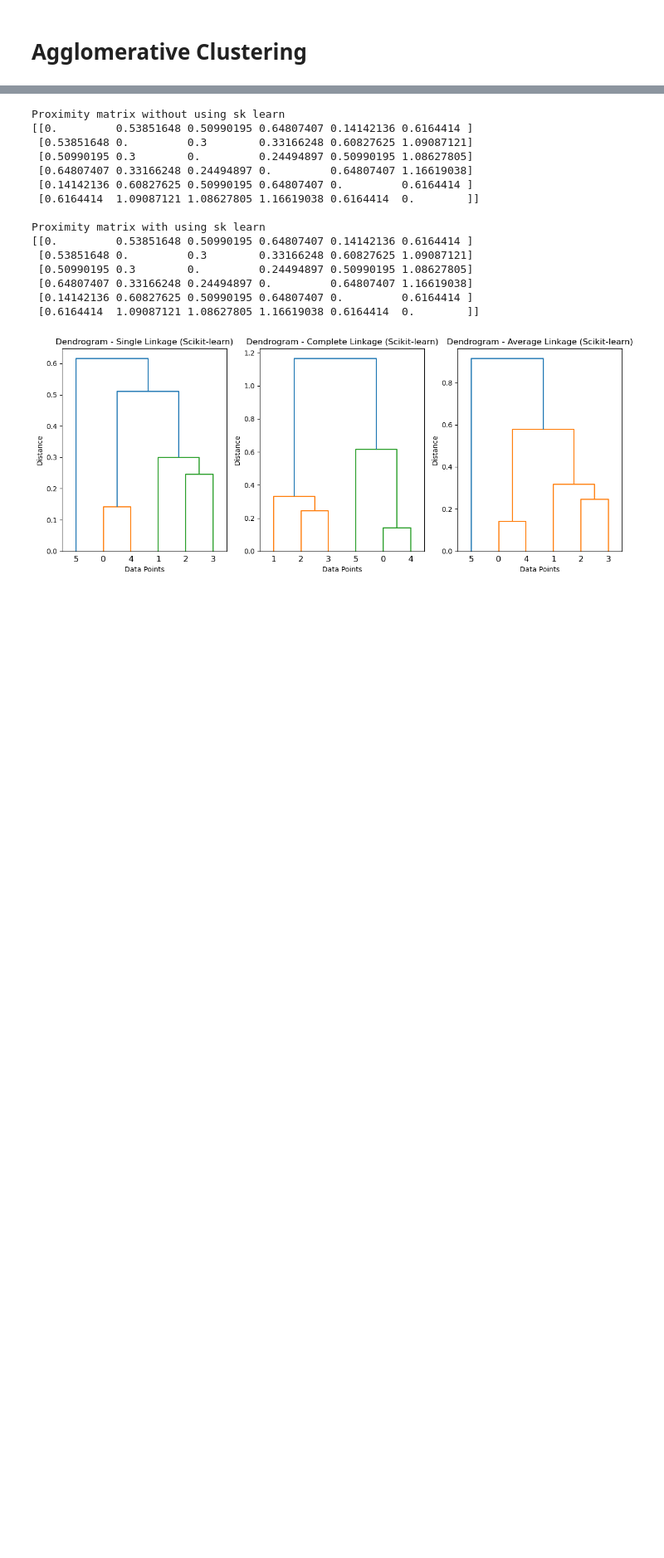
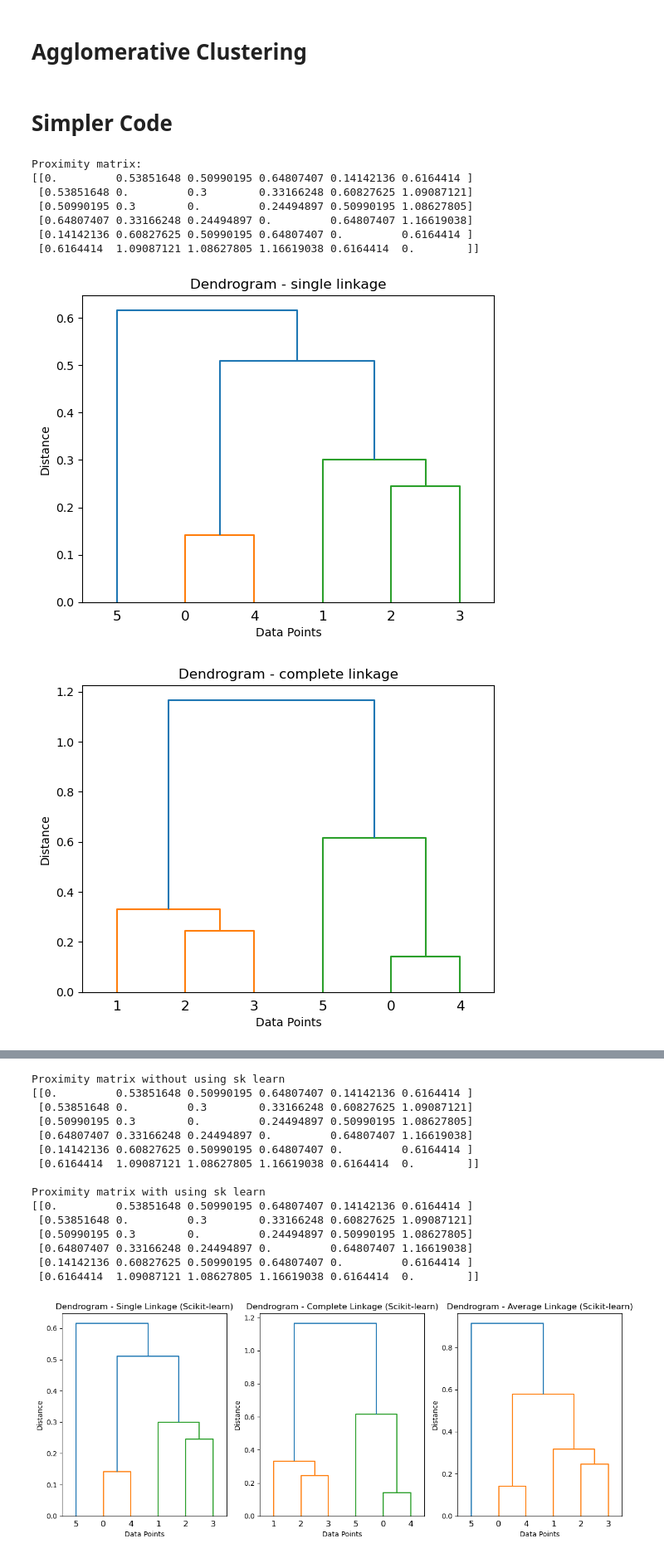
Before and after one commit to kramachandrashenoy/ML-Lab, a Jupyter notebook: 9/agglomerative clustering .ipynb, the cells around one changed output, grey strips where cells are left out. Shown: that part at 83% size. Saved outputs shown, nothing was run; the diff lists cells and outputs as text; code cells hidden in the pictures; blank space fills up the shorter version.

```diff
--- a/9/agglomerative clustering .ipynb
+++ b/9/agglomerative clustering .ipynb
@@ -1,2 +1,49 @@
 # %% [markdown]
 # Agglomerative Clustering
+# %% [markdown]
+# Simpler Code
+# %%
+import numpy as np
+import matplotlib.pyplot as plt
+from scipy.cluster.hierarchy import dendrogram, linkage
+from sklearn.datasets import load_iris
+
+iris = load_iris()
+data = iris.data[:6]
+
+def proximity_matrix(data):
+  n = data.shape[0]
+  proximity_matrix = np.zeros((n, n))
+  for i in range(n):
+    for j in range(i+1, n):
+        proximity_matrix[i, j] = np.linalg.norm(data[i] - data[j])
+        proximity_matrix[j, i] = proximity_matrix[i, j]
+  return proximity_matrix
+
+def plot_dendrogram(data, method):
+  linkage_matrix = linkage(data, method=method)
+  dendrogram(linkage_matrix)
+  plt.title(f'Dendrogram - {method} linkage')
+  plt.xlabel('Data Points')
+  plt.ylabel('Distance')
+  plt.show()
+
+# Calculate the proximity matrix
+print("Proximity matrix:")
+print(proximity_matrix(data))
+
+# Plot the dendrogram using single-linkage
+plot_dendrogram(data, 'single')
+
+# Plot the dendrogram using complete-linkage
+plot_dendrogram(data, 'complete')
+# %% [output]
+Proximity matrix:
+[[0.         0.53851648 0.50990195 0.64807407 0.14142136 0.6164414 ]
+ [0.53851648 0.         0.3        0.33166248 0.60827625 1.09087121]
+ [0.50990195 0.3        0.         0.24494897 0.50990195 1.08627805]
+ [0.64807407 0.33166248 0.24494897 0.         0.64807407 1.16619038]
+ [0.14142136 0.60827625 0.50990195 0.64807407 0.         0.6164414 ]
+ [0.6164414  1.09087121 1.08627805 1.16619038 0.6164414  0.        ]]
+[figure, added]
+[figure, added]
```
Also changed, not shown: parts of 1 cell of this notebook.
